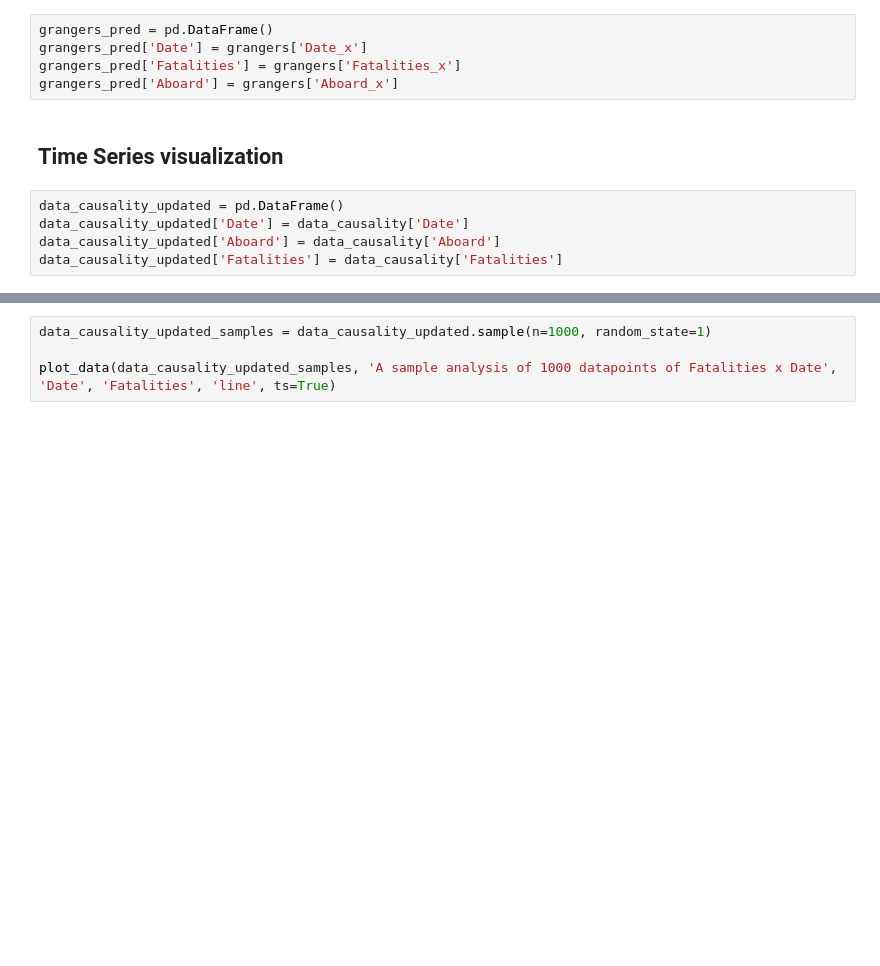
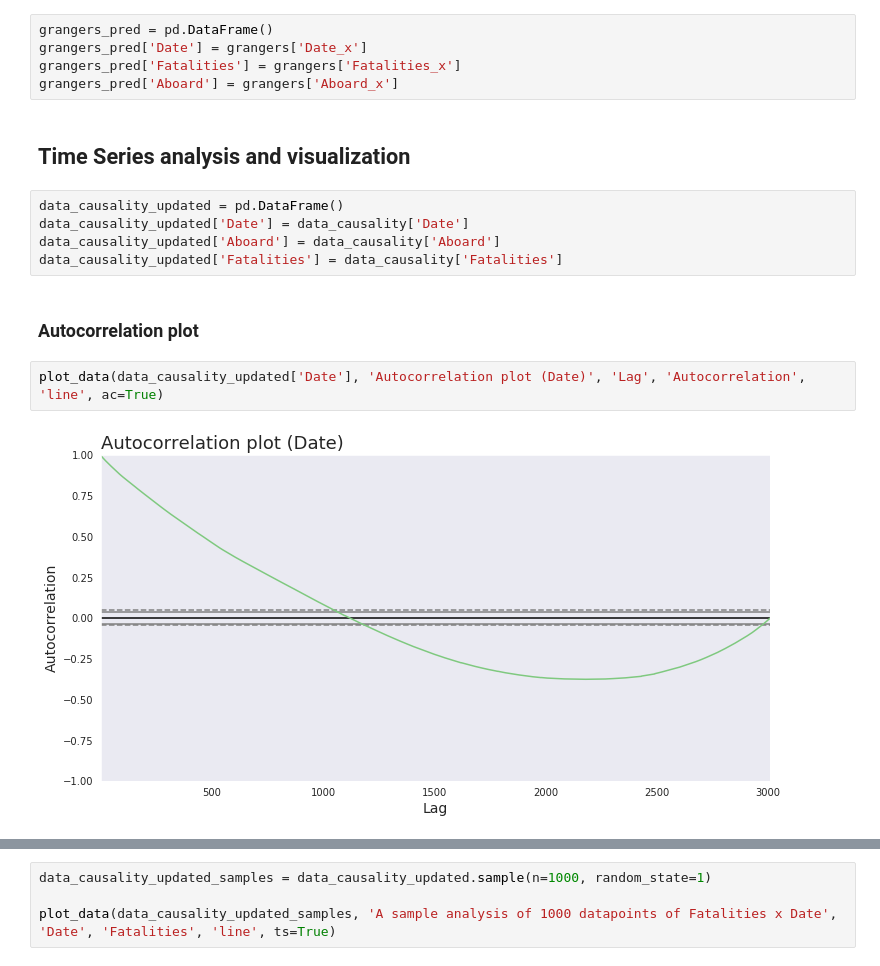
Before and after one commit to imsouza/airplane-crash, a Jupyter notebook: EDA - Airplane Crash.ipynb, the cells around one changed output, grey strips where cells are left out. Saved outputs shown, nothing was run; the diff lists cells and outputs as text; blank space fills up the shorter version.

```diff
--- a/EDA - Airplane Crash.ipynb
+++ b/EDA - Airplane Crash.ipynb
@@ -404,9 +412,15 @@ grangers_pred['Date'] = grangers['Date_x']
 grangers_pred['Fatalities'] = grangers['Fatalities_x']
 grangers_pred['Aboard'] = grangers['Aboard_x']
 # %% [markdown]
-## Time Series visualization
+## Time Series analysis and visualization
 # %%
 data_causality_updated = pd.DataFrame()
 data_causality_updated['Date'] = data_causality['Date']
 data_causality_updated['Aboard'] = data_causality['Aboard']
 data_causality_updated['Fatalities'] = data_causality['Fatalities']
+# %% [markdown]
+### Autocorrelation plot
+# %%
+plot_data(data_causality_updated['Date'], 'Autocorrelation plot (Date)', 'Lag', 'Autocorrelation', 'line', ac=True)
+# %% [output]
+[figure, added]
```
Also changed, not shown: parts of 13 cells of this notebook.
